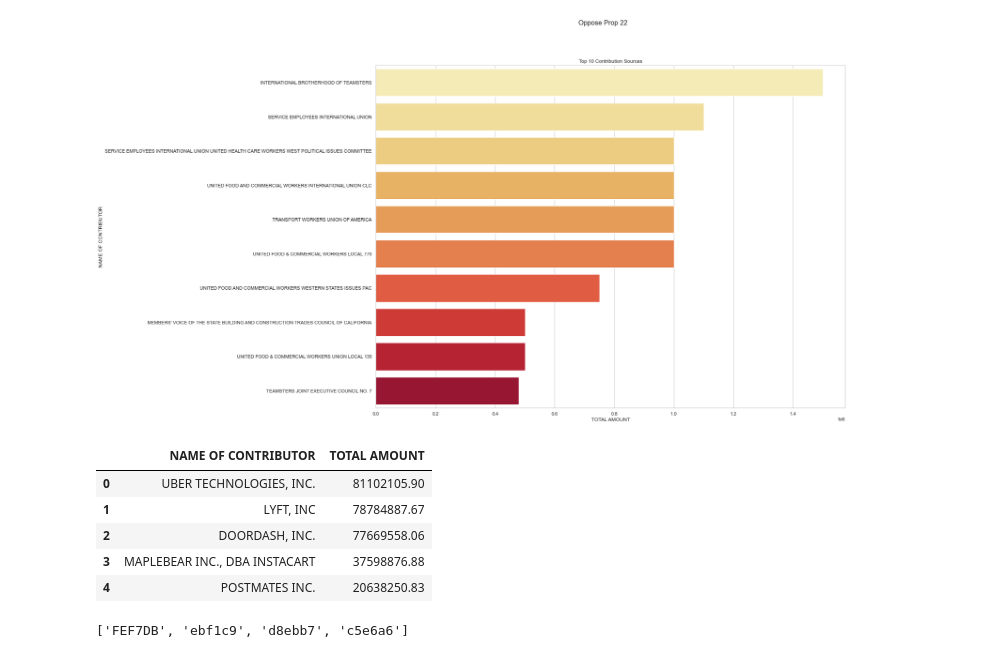
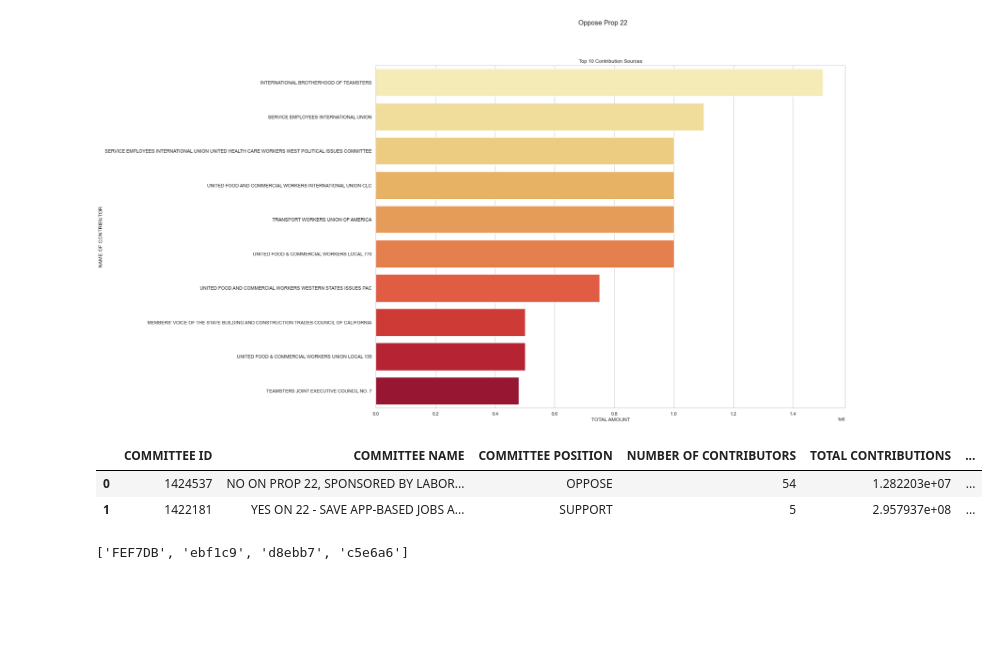
Before and after one commit to Ram-Ramadoss/catch-22, a Jupyter notebook: data/data-processor.ipynb, the cells around one changed output. Drawn from its saved outputs; the diff is of its cells as text; code cells hidden in the pictures; blank space fills up the shorter version.

```diff
--- a/data/data-processor.ipynb
+++ b/data/data-processor.ipynb
@@ -151,14 +151,12 @@ to oppose the proposition
 [figure]
 # %%
 #coals_parsed[1].head(20)
-sums[0]
+#sums[0]
 #dates[0]
 #cont_terms[0].head(10)
+coms
 # %% [output]
-|  | NAME OF CONTRIBUTOR | TOTAL AMOUNT |
-| 0 | UBER TECHNOLOGIES, INC. | 81102105.90 |
-| 1 | LYFT, INC | 78784887.67 |
-| 2 | DOORDASH, INC. | 77669558.06 |
-| 3 | MAPLEBEAR INC., DBA INSTACART | 37598876.88 |
-| 4 | POSTMATES INC. | 20638250.83 |
+|  | COMMITTEE ID | COMMITTEE NAME | COMMITTEE POSITION | NUMBER OF CONTRIBUTORS | TOTAL CONTRIBUTIONS | ... |
+| 0 | 1424537 | NO ON PROP 22, SPONSORED BY LABOR... | OPPOSE | 54 | 1.282203e+07 | ... |
+| 1 | 1422181 | YES ON 22 - SAVE APP-BASED JOBS A... | SUPPORT | 5 | 2.957937e+08 | ... |
 # %%
```
Also changed, not shown: parts of 1 cell of this notebook, 4 other files.
